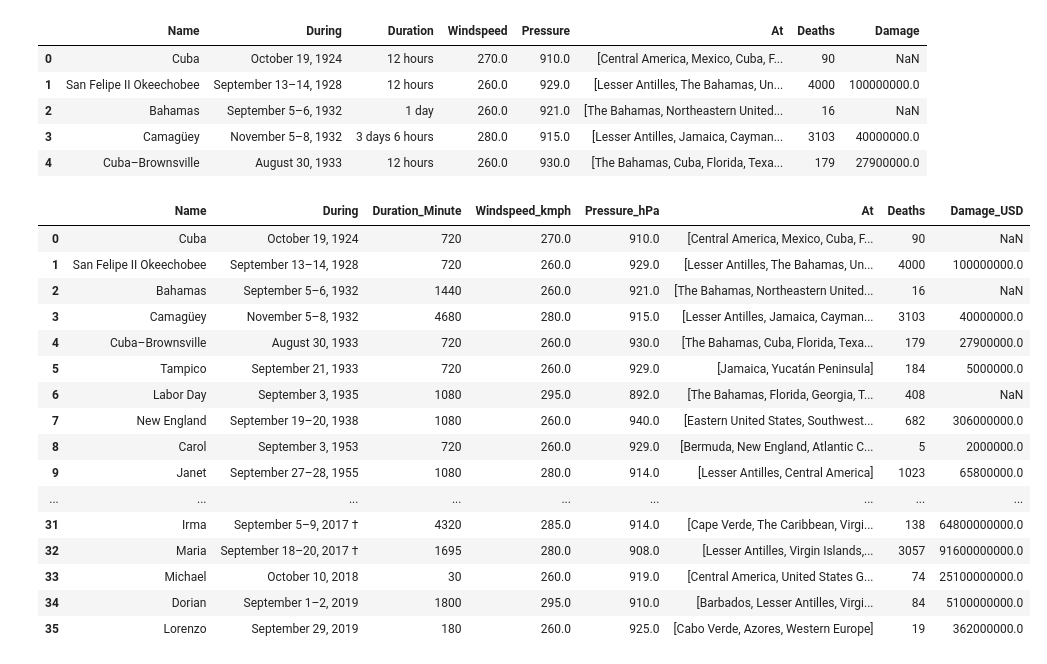
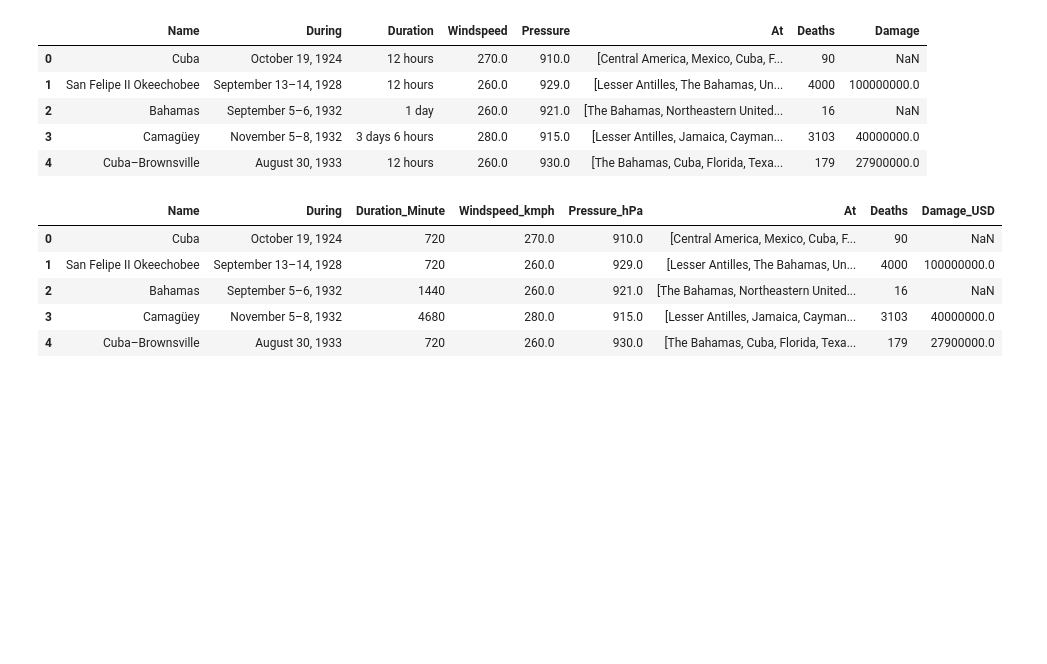
Before and after one commit to Alon-Shaaltiel/Hurricanes_US, a Jupyter notebook: Data_Collection.ipynb, the cells around one changed output. Cells and saved outputs as stored; diff of their text form; code cells hidden in the pictures; blank space fills up the shorter version.

Commit message:
Finished organizing and pickled for convinience

```diff
--- a/Data_Collection.ipynb
+++ b/Data_Collection.ipynb
@@ -100,7 +98,8 @@ Hurricanes
 | 35 | Lorenzo | September 29, 2019 | 3 hours | 160 mph (260 km/h) | 925 hPa (27.32 inHg) | Cabo Verde, Azores, Western Europe | ... |
 | 36 | Overall reference for Name, dates... | Overall reference for Name, dates... | Overall reference for Name, dates... | Overall reference for Name, dates... | Overall reference for Name, dates... | Overall reference for Name, dates... | ... |
 # %%
-Hurricanes = pd.read_pickle("Pickles/Hurricanes.pickle")
+'''
+Hurricanes = pd.read_pickle("Pickles/Hurricanes_Wiki.pickle")
 Hurricanes.drop(Hurricanes.tail(1).index,axis=0, inplace=True)
 Hurricanes.drop('Refs', axis=1, inplace=True)
 Hurricanes.columns = ["Name","During","Duration","Windspeed","Pressure","At","Deaths","Damage"]
@@ -130,3 +129,4 @@ for places in Hurricanes.At:
 Hurricanes.At = pd.Series(LastPlace)
 # The same thing happens for the Hurricane San Felipe II Okeechobee, but... it easier to just correct one data point
 Hurricanes.iloc[1,0] = 'San Felipe II Okeechobee'
+'''
@@ -210,41 +209,32 @@ Hurricanes.head(5)
 | 3 | Camagüey | November 5–8, 1932 | 3 days 6 hours | 280.0 | 915.0 | [Lesser Antilles, Jamaica, Cayman... | 3103 | 40000000.0 |
 | 4 | Cuba–Brownsville | August 30, 1933 | 12 hours | 260.0 | 930.0 | [The Bahamas, Cuba, Florida, Texa... | 179 | 27900000.0 |
 # %%
+'''
 Hurricanes.Duration = Hurricanes.Duration.apply(lambda x: unicodedata.normalize("NFKD", str(x)))
 Min_Conversions = dict(day=1440,days=1440,hour=60,hours=60,minutes=1,minute=1)
 
 # Hurricanes.Duration = Hurricanes.Duration.apply(lambda x: re.findall('[0-9]*[^0-9]*', x)[:-1])
 
 Dura_new = []
 
 for Duration in Hurricanes.Duration:
     minTot = 0
     for timeframe in re.findall('[0-9]+[^0-9]+', Duration):
         number = re.search('[0-9]+',timeframe)
         unit = re.search('[A-Za-z]+',timeframe)
         minTot += int(number.group(0))*Min_Conversions[unit.group(0)]
     Dura_new.append(minTot)
 
 Hurricanes.Duration = pd.Series(Dura_new)
 Hurricanes = Hurricanes.rename(columns={"Pressure":"Pressure_hPa", "Damage":"Damage_USD",
                                         "Windspeed":"Windspeed_kmph","Duration":"Duration_Minute"})
-Hurricanes
+Hurricanes.head(5)
+'''
 # %% [output]
 |  | Name | During | Duration_Minute | Windspeed_kmph | Pressure_hPa | At | Deaths | Damage_USD |
 | 0 | Cuba | October 19, 1924 | 720 | 270.0 | 910.0 | [Central America, Mexico, Cuba, F... | 90 | NaN |
 | 1 | San Felipe II Okeechobee | September 13–14, 1928 | 720 | 260.0 | 929.0 | [Lesser Antilles, The Bahamas, Un... | 4000 | 100000000.0 |
 | 2 | Bahamas | September 5–6, 1932 | 1440 | 260.0 | 921.0 | [The Bahamas, Northeastern United... | 16 | NaN |
 | 3 | Camagüey | November 5–8, 1932 | 4680 | 280.0 | 915.0 | [Lesser Antilles, Jamaica, Cayman... | 3103 | 40000000.0 |
 | 4 | Cuba–Brownsville | August 30, 1933 | 720 | 260.0 | 930.0 | [The Bahamas, Cuba, Florida, Texa... | 179 | 27900000.0 |
-| 5 | Tampico | September 21, 1933 | 720 | 260.0 | 929.0 | [Jamaica, Yucatán Peninsula] | 184 | 5000000.0 |
-| 6 | Labor Day | September 3, 1935 | 1080 | 295.0 | 892.0 | [The Bahamas, Florida, Georgia, T... | 408 | NaN |
-| 7 | New England | September 19–20, 1938 | 1080 | 260.0 | 940.0 | [Eastern United States, Southwest... | 682 | 306000000.0 |
-| 8 | Carol | September 3, 1953 | 720 | 260.0 | 929.0 | [Bermuda, New England, Atlantic C... | 5 | 2000000.0 |
-| 9 | Janet | September 27–28, 1955 | 1080 | 280.0 | 914.0 | [Lesser Antilles, Central America] | 1023 | 65800000.0 |
-| ... | ... | ... | ... | ... | ... | ... | ... | ... |
-| 31 | Irma | September 5–9, 2017 † | 4320 | 285.0 | 914.0 | [Cape Verde, The Caribbean, Virgi... | 138 | 64800000000.0 |
-| 32 | Maria | September 18–20, 2017 † | 1695 | 280.0 | 908.0 | [Lesser Antilles, Virgin Islands,... | 3057 | 91600000000.0 |
-| 33 | Michael | October 10, 2018 | 30 | 260.0 | 919.0 | [Central America, United States G... | 74 | 25100000000.0 |
-| 34 | Dorian | September 1–2, 2019 | 1800 | 295.0 | 910.0 | [Barbados, Lesser Antilles, Virgi... | 84 | 5100000000.0 |
-| 35 | Lorenzo | September 29, 2019 | 180 | 260.0 | 925.0 | [Cabo Verde, Azores, Western Europe] | 19 | 362000000.0 |
 # %%
```
Also changed, not shown: parts of 10 cells of this notebook, 2 other files.
